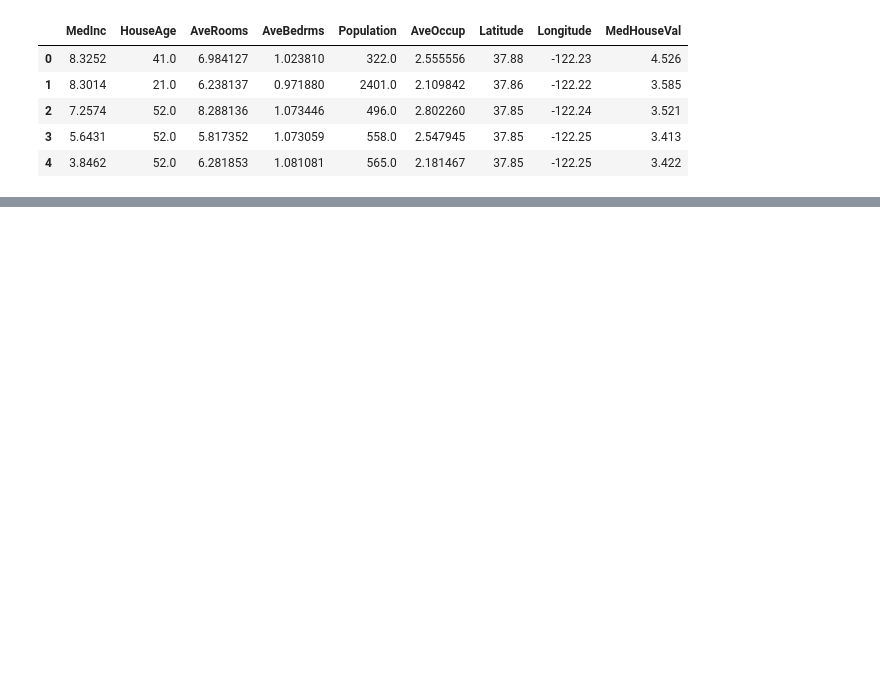
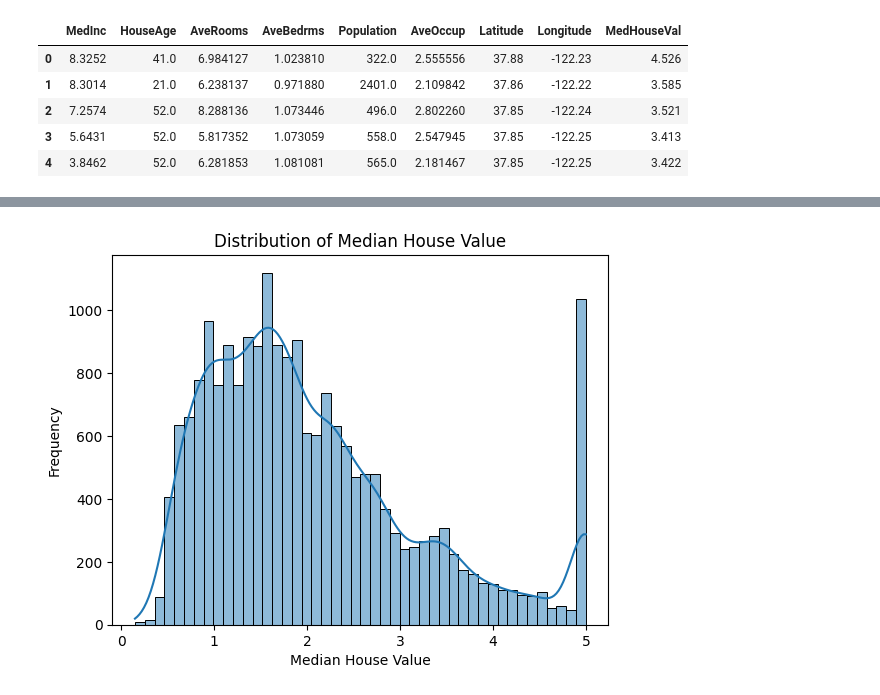
Before and after one commit to AanandPandit/aiml_engineer, a Jupyter notebook: Supervised Learning/House_prediction.ipynb, the cells around one changed output, grey strips where cells are left out. Cells and saved outputs as stored; diff of their text form; code cells hidden in the pictures; blank space fills up the shorter version.

```diff
--- a/Supervised Learning/House_prediction.ipynb
+++ b/Supervised Learning/House_prediction.ipynb
@@ -20,0 +107,10 @@ df.head()
+# %%
+# 3. Check the target variable distribution which means how the target variable is distributed
+
+sns.histplot(df['MedHouseVal'], kde=True)
+plt.title('Distribution of Median House Value')
+plt.xlabel('Median House Value')
+plt.ylabel('Frequency')
+plt.show()
+# %% [output]
+[figure, added]
```
Also changed, not shown: parts of 8 cells of this notebook.
